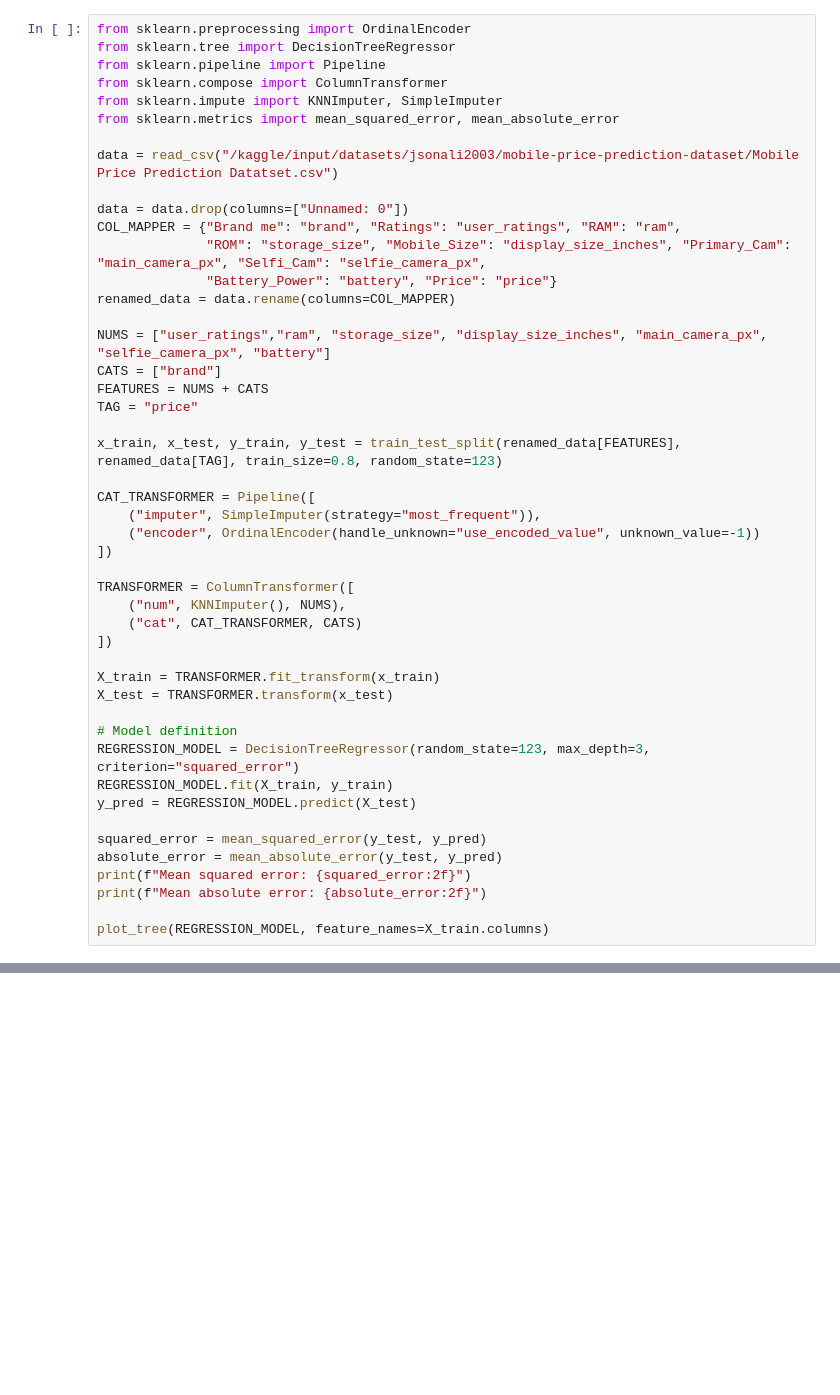
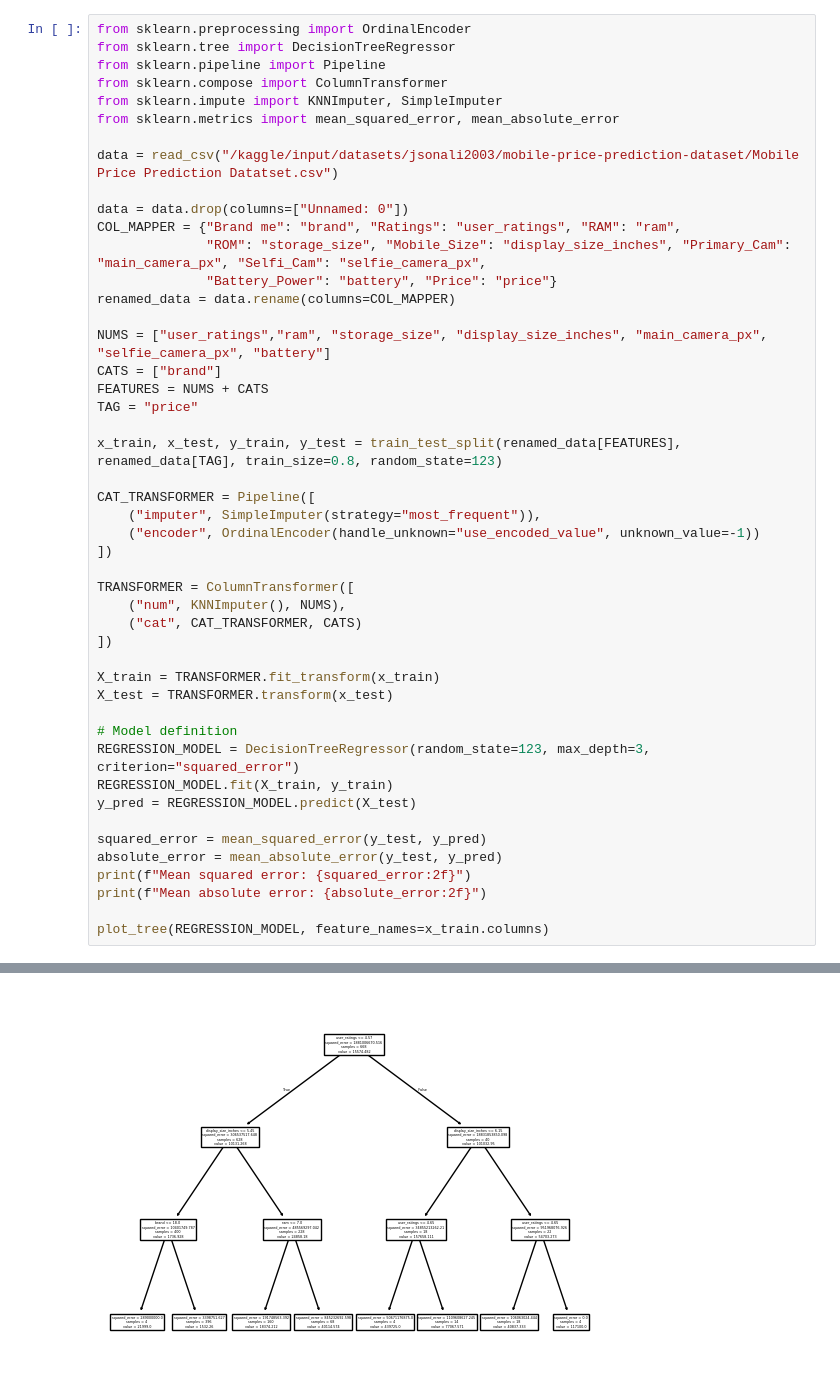
Before and after one commit to Criser2013/Machine-learning, a Jupyter notebook: decision_trees.ipynb, the cells around one changed output, grey strips where cells are left out. Cells and saved outputs as stored; diff of their text form; blank space fills up the shorter version.

Commit message:
Kaggle Notebook | Decision trees | Version 3

```diff
--- a/decision_trees.ipynb
+++ b/decision_trees.ipynb
@@ -140,4 +161,5 @@ absolute_error = mean_absolute_error(y_test, y_pred)
 print(f"Mean squared error: {squared_error:2f}")
 print(f"Mean absolute error: {absolute_error:2f}")
 
-plot_tree(REGRESSION_MODEL, feature_names=X_train.columns)
+plot_tree(REGRESSION_MODEL, feature_names=x_train.columns)
+# %% [output]
@@ -144,3 +185,4 @@ plot_tree(REGRESSION_MODEL, feature_names=X_train.columns)
+[figure, added]
 # %% [markdown]
 ## Most relevant hyperparameters
 - **`criterion`:** Function used to measure the quality of a split (`gini`, `entropy`, `mae`, `mse`, etc).
```
Also changed, not shown: parts of 5 cells of this notebook.
